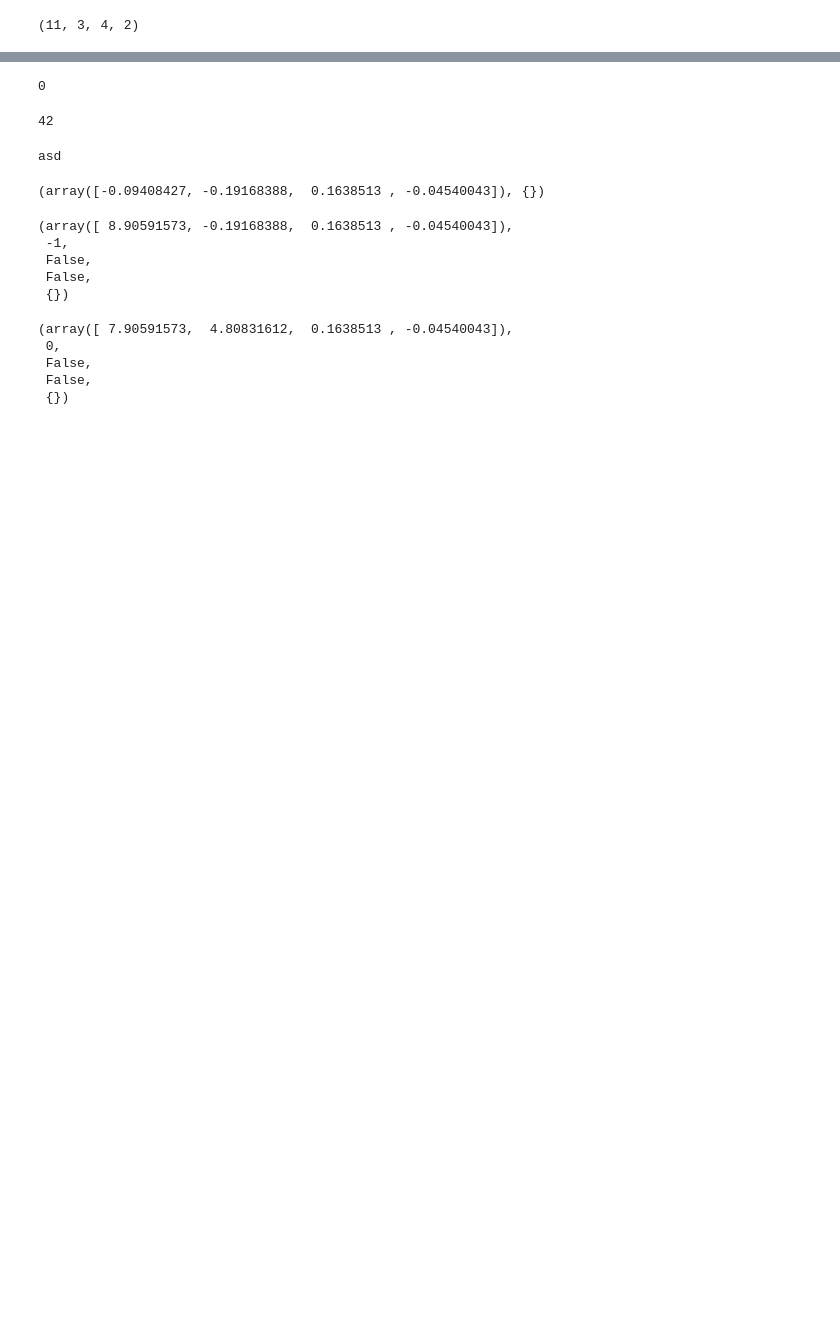
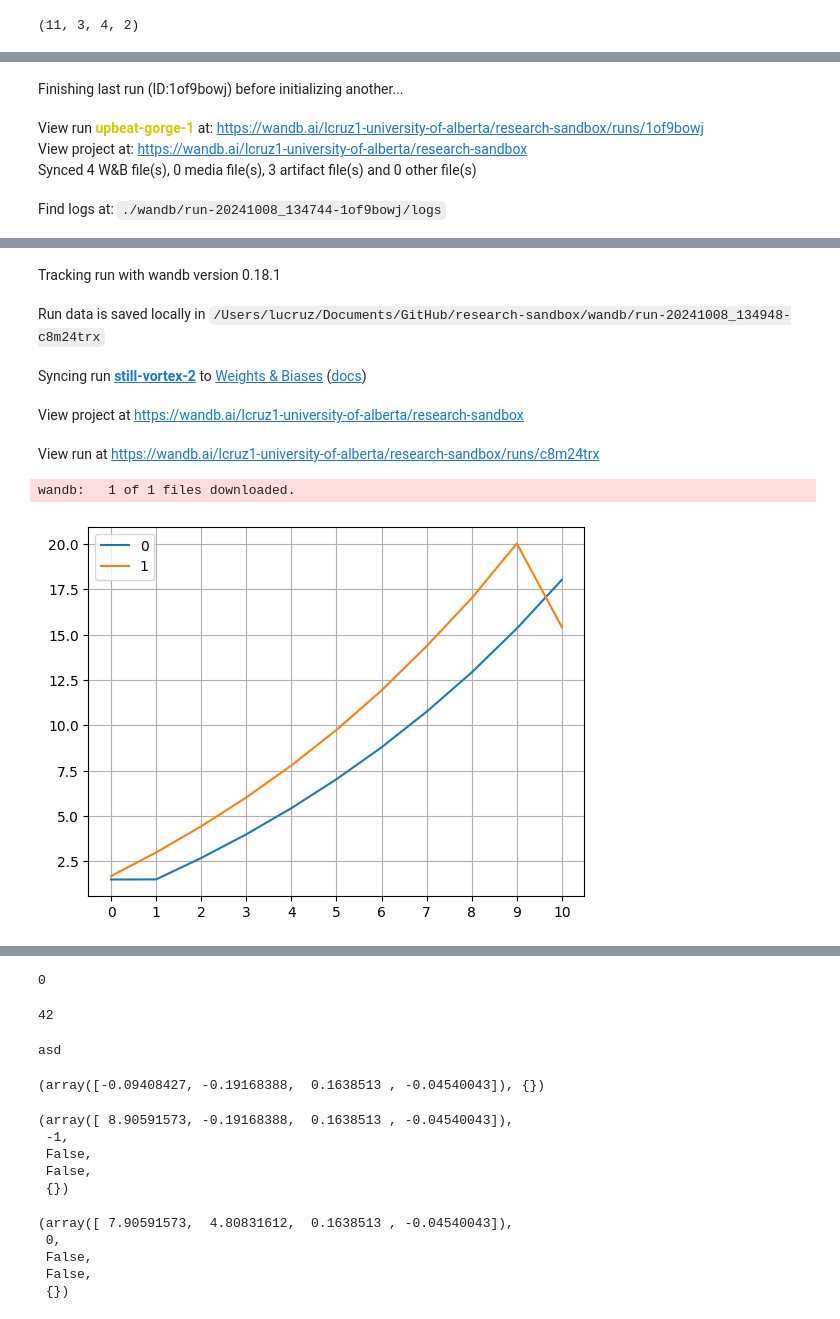
Before and after one commit to cruz-lucas/bbi, a Jupyter notebook: explore.ipynb, the cells around one changed output, grey strips where cells are left out. Saved outputs shown, nothing was run; the diff lists cells and outputs as text; code cells hidden in the pictures; blank space fills up the shorter version.

```diff
--- a/explore.ipynb
+++ b/explore.ipynb
@@ -69,0 +69,21 @@ array([[[[ 1.36468258,  1.52159011],
+# %%
+import wandb
+run = wandb.init()
+artifact = run.use_artifact('lcruz1-university-of-alberta/BBI_reproduction/q_values_seed_12:v7', type='model')
+artifact_dir = artifact.download()
+
+import numpy as np
+
+q_values = np.load('artifacts/q_values_seed_12:v7/q_values_seed_12.npz')['q_values']
+
+import pandas as pd
+import matplotlib.pyplot as plt
+
+pd.DataFrame(q_values[:, :1, :1, :].reshape(11,2)).plot(grid=True, xticks=range(11))
+plt.show()
+# %% [output]
+Finishing last run (ID:1of9bowj) before initializing another...
+View run upbeat-gorge-1 at: https://wandb.ai/lcruz1-university-of-alberta/research-sandbox/runs/1of9bowj
+View project at: https://wandb.ai/lcruz1-university-of-alberta/research-sandbox
+Synced 4 W&B file(s), 0 media file(s), 3 artifact file(s) and 0 other file(s)
+Find logs at: ./wandb/run-20241008_134744-1of9bowj/logs
@@ -69,0 +91,7 @@ array([[[[ 1.36468258,  1.52159011],
+Tracking run with wandb version 0.18.1
+Run data is saved locally in /Users/lucruz/Documents/GitHub/research-sandbox/wandb/run-20241008_134948-c8m24trx
+Syncing run still-vortex-2 to Weights & Biases (docs)
+View project at https://wandb.ai/lcruz1-university-of-alberta/research-sandbox
+View run at https://wandb.ai/lcruz1-university-of-alberta/research-sandbox/runs/c8m24trx
+wandb:   1 of 1 files downloaded.
+[figure, added]
```
Also changed, not shown: parts of 9 cells of this notebook, 9 other files.
